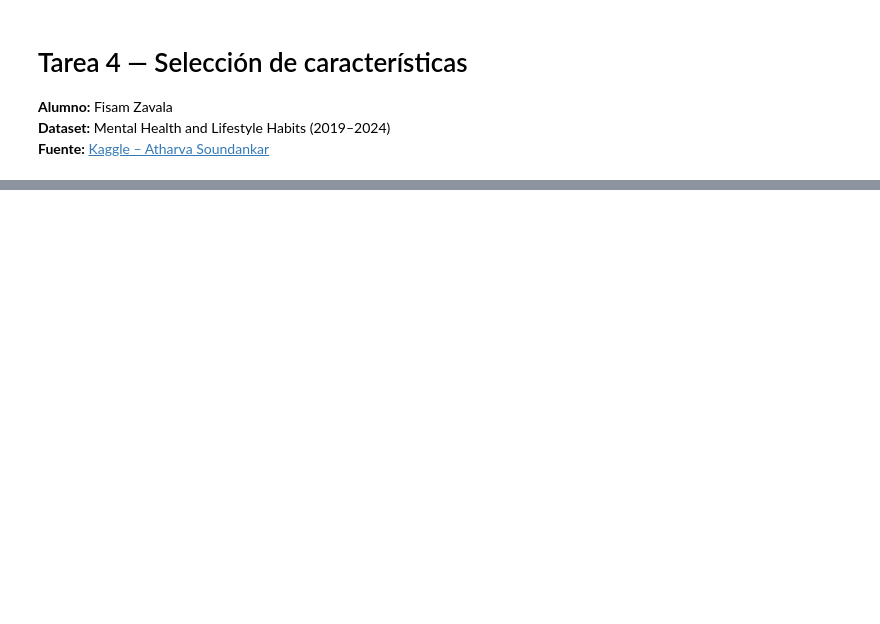
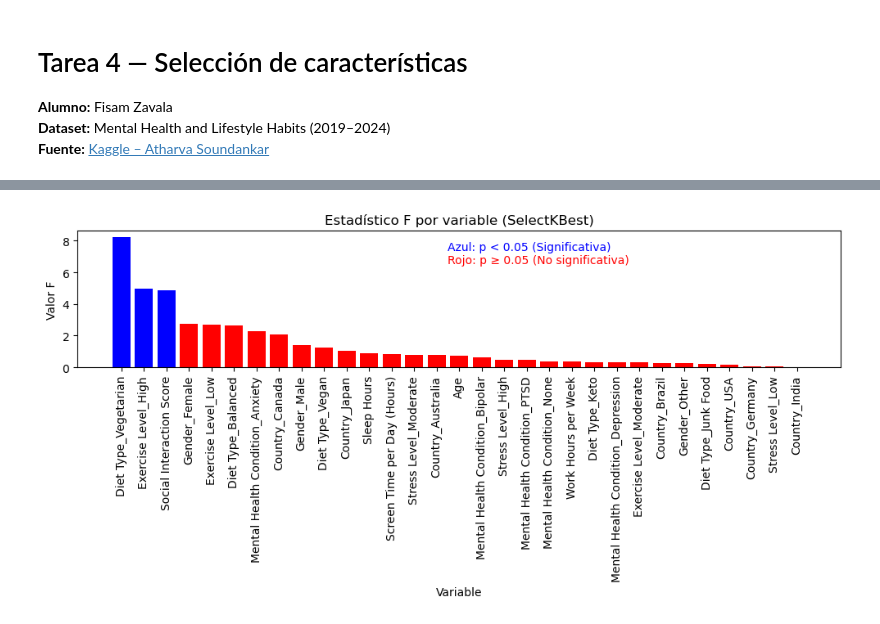
Before and after one commit to fisamz/Repositorio_MCDAA, a Jupyter notebook: Tarea4/Tarea4.ipynb, the cells around one changed output, grey strips where cells are left out. Cells and saved outputs as stored; diff of their text form; code cells hidden in the pictures; blank space fills up the shorter version.

```diff
--- a/Tarea4/Tarea4.ipynb
+++ b/Tarea4/Tarea4.ipynb
@@ -86,0 +113,21 @@ plt.show()
+# %%
+# Selección con SelectKBest + f_regression
+k = 15
+pipe_f = Pipeline([
+    ("pre", pre),
+    ("sel", SelectKBest(score_func=f_regression, k=k))
+])
+pipe_f.fit(X, y)
+
+feat_names = get_feature_names(pipe_f.named_steps["pre"], num_cols, cat_cols)
+F_scores = pipe_f.named_steps["sel"].scores_
+pvals    = pipe_f.named_steps["sel"].pvalues_
+
+skb_f_df = pd.DataFrame({
+    "feature": feat_names,
+    "F": F_scores,
+    "p_value": pvals
+}).sort_values("F", ascending=False, na_position="last")
+
+selected_f = skb_f_df.head(k)["feature"].tolist()
+skb_f_df.head(10)
@@ -86,0 +146,25 @@ plt.show()
+# %%
+import matplotlib.pyplot as plt
+
+# Crear una copia del DataFrame de resultados
+df_resultados = skb_f_df.copy()
+
+# Definir color por significancia
+colores = ["blue" if p < 0.05 else "red" for p in df_resultados["p_value"]]
+
+# Gráfico de barras
+plt.figure(figsize=(10, 5))
+plt.bar(df_resultados["feature"], df_resultados["F"], color=colores)
+plt.xticks(rotation=90)
+plt.title("Estadístico F por variable (SelectKBest)")
+plt.xlabel("Variable")
+plt.ylabel("Valor F")
+
+# Leyenda manual
+plt.text(14.5, max(df_resultados["F"])*0.9, "Azul: p < 0.05 (Significativa)", color="blue")
+plt.text(14.5, max(df_resultados["F"])*0.8, "Rojo: p ≥ 0.05 (No significativa)", color="red")
+
+plt.tight_layout()
+plt.show()
+# %% [output]
+[figure, added]
```
Also changed, not shown: parts of 13 cells of this notebook.
